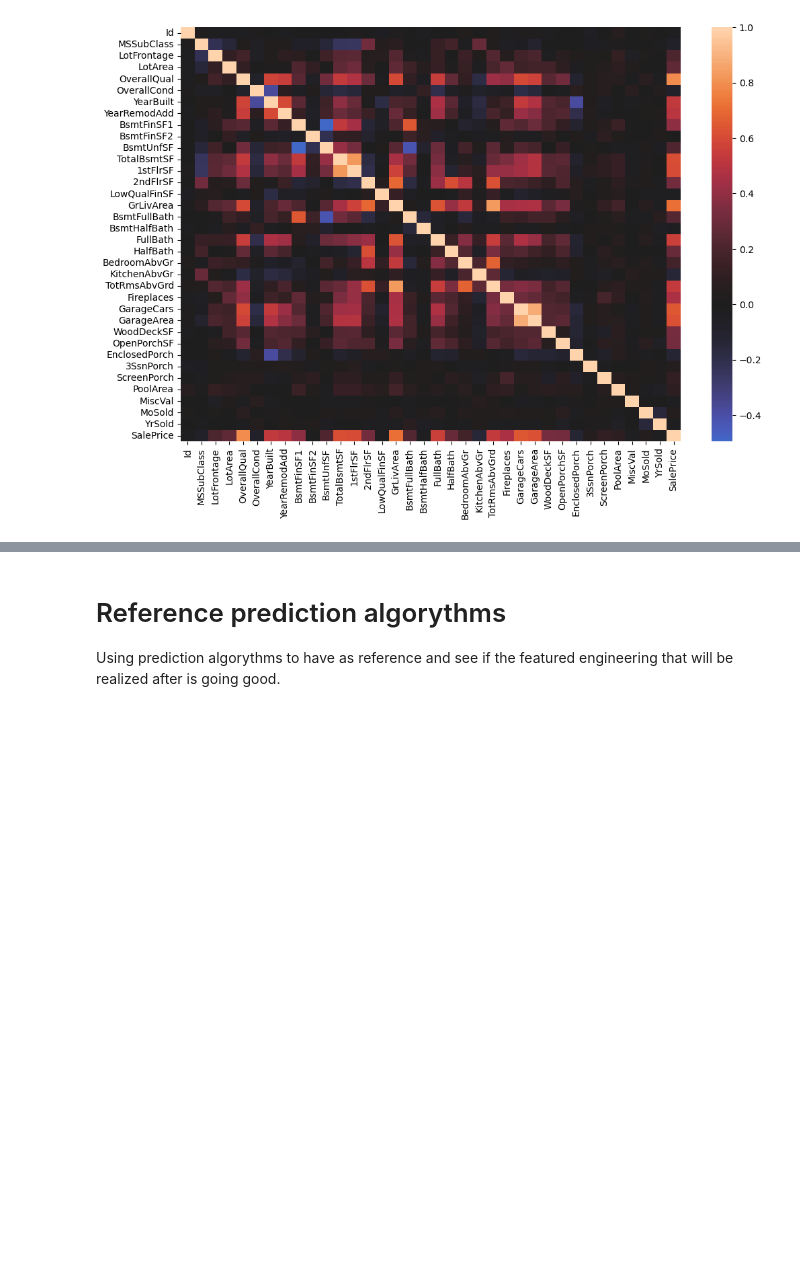
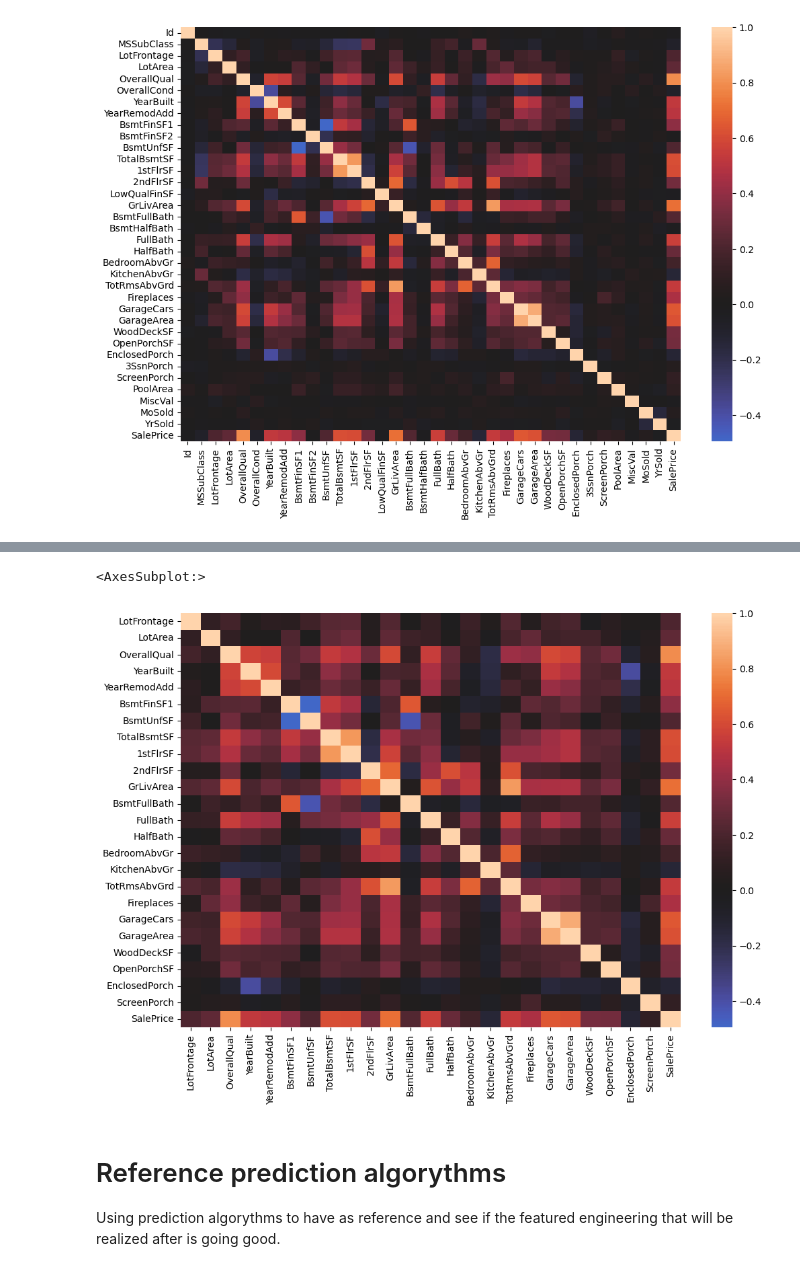
Before and after one commit to Alejolamilla/House-Prices, a Jupyter notebook: house_prices.ipynb, the cells around one changed output, grey strips where cells are left out. Cells and saved outputs as stored; diff of their text form; code cells hidden in the pictures; blank space fills up the shorter version.

```diff
--- a/house_prices.ipynb
+++ b/house_prices.ipynb
@@ -167,3 +203,15 @@ sns.heatmap(
+# %%
+corr2 = df_2.corr()
+
+plt.figure(figsize=(12, 8))
+
+sns.heatmap(
+    data=corr2,
+    center=0
+)
+# %% [output]
+<AxesSubplot:>
+[figure, added]
 # %% [markdown]
 # Reference prediction algorythms
 Using prediction algorythms to have as reference and see if the featured engineering that will be realized after is going good.
```
Also changed, not shown: parts of 10 cells of this notebook.
